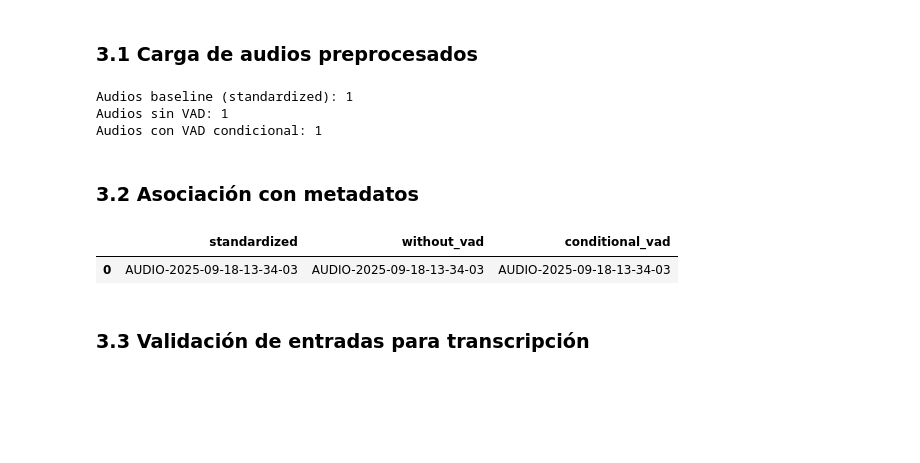
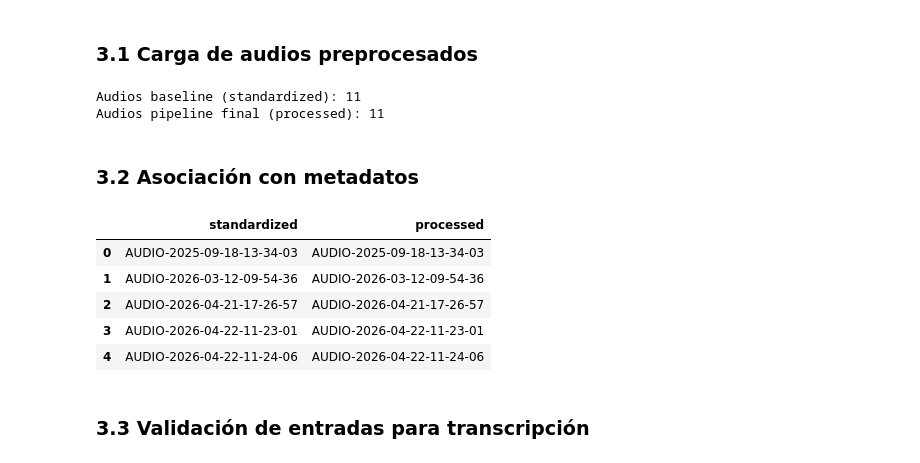
Before and after one commit to JMPinillos/agri-voice-ai, a Jupyter notebook: notebooks/02_speech_to_text_asr/speech_to_text_asr.ipynb, the cells around one changed output. Drawn from its saved outputs; the diff is of its cells as text; code cells hidden in the pictures; blank space fills up the shorter version.

```diff
--- a/notebooks/02_speech_to_text_asr/speech_to_text_asr.ipynb
+++ b/notebooks/02_speech_to_text_asr/speech_to_text_asr.ipynb
@@ -125,56 +138,48 @@ Ground truth: /Volumes/EXTENSION/GitHub/TFM/data/transcriptions/ground_truth
 # %% [markdown]
 ### 3.1 Carga de audios preprocesados
 # %%
-# Carga de rutas de audios baseline (solo estandarizados)
+# Carga de rutas de audios baseline (estandarizados)
 audio_paths_standardized = sorted(list(standardized_audio_dir.glob("*.wav")))
 
-# Carga de rutas de audios sin VAD
-audio_paths_without_vad = sorted(list(audio_without_vad_dir.glob("*.wav")))
+# Carga de rutas de audios procesados (pipeline final)
+audio_paths_processed = sorted(list(processed_audio_dir.glob("*.wav")))
 
-# Carga de rutas de audios con VAD condicional
-audio_paths_conditional_vad = sorted(list(audio_conditional_vad_dir.glob("*.wav")))
-
+# Verificación
 print(f"Audios baseline (standardized): {len(audio_paths_standardized)}")
-print(f"Audios sin VAD: {len(audio_paths_without_vad)}")
-print(f"Audios con VAD condicional: {len(audio_paths_conditional_vad)}")
+print(f"Audios pipeline final (processed): {len(audio_paths_processed)}")
 # %% [output]
-Audios baseline (standardized): 1
-Audios sin VAD: 1
-Audios con VAD condicional: 1
+Audios baseline (standardized): 11
+Audios pipeline final (processed): 11
 # %% [markdown]
 ### 3.2 Asociación con metadatos
 # %%
-# Construcción de dataset baseline (solo estandarizado)
+# Construcción de dataset baseline (audios estandarizados)
 dataset_standardized = [
     {"audio_id": path.stem, "path": path}
     for path in audio_paths_standardized
 ]
 
-# Construcción de dataset sin VAD
-dataset_without_vad = [
+# Construcción de dataset procesado (pipeline final)
+dataset_processed = [
     {"audio_id": path.stem, "path": path}
-    for path in audio_paths_without_vad
-]
-
-# Construcción de dataset con VAD condicional
-dataset_conditional_vad = [
-    {"audio_id": path.stem, "path": path}
-    for path in audio_paths_conditional_vad
+    for path in audio_paths_processed
 ]
 
 # Conversión a DataFrame para inspección
 df_standardized = pd.DataFrame(dataset_standardized)
-df_without_vad = pd.DataFrame(dataset_without_vad)
-df_conditional_vad = pd.DataFrame(dataset_conditional_vad)
+df_processed = pd.DataFrame(dataset_processed)
 
 pd.DataFrame({
     "standardized": df_standardized["audio_id"].head(),
-    "without_vad": df_without_vad["audio_id"].head(),
-    "conditional_vad": df_conditional_vad["audio_id"].head()
+    "processed": df_processed["audio_id"].head()
 })
 # %% [output]
-|  | standardized | without_vad | conditional_vad |
-| 0 | AUDIO-2025-09-18-13-34-03 | AUDIO-2025-09-18-13-34-03 | AUDIO-2025-09-18-13-34-03 |
+|  | standardized | processed |
+| 0 | AUDIO-2025-09-18-13-34-03 | AUDIO-2025-09-18-13-34-03 |
+| 1 | AUDIO-2026-03-12-09-54-36 | AUDIO-2026-03-12-09-54-36 |
+| 2 | AUDIO-2026-04-21-17-26-57 | AUDIO-2026-04-21-17-26-57 |
+| 3 | AUDIO-2026-04-22-11-23-01 | AUDIO-2026-04-22-11-23-01 |
+| 4 | AUDIO-2026-04-22-11-24-06 | AUDIO-2026-04-22-11-24-06 |
 # %% [markdown]
 ### 3.3 Validación de entradas para transcripción
 # %% [markdown]
```
Also changed, not shown: parts of 16 cells of this notebook, 11 other files.
